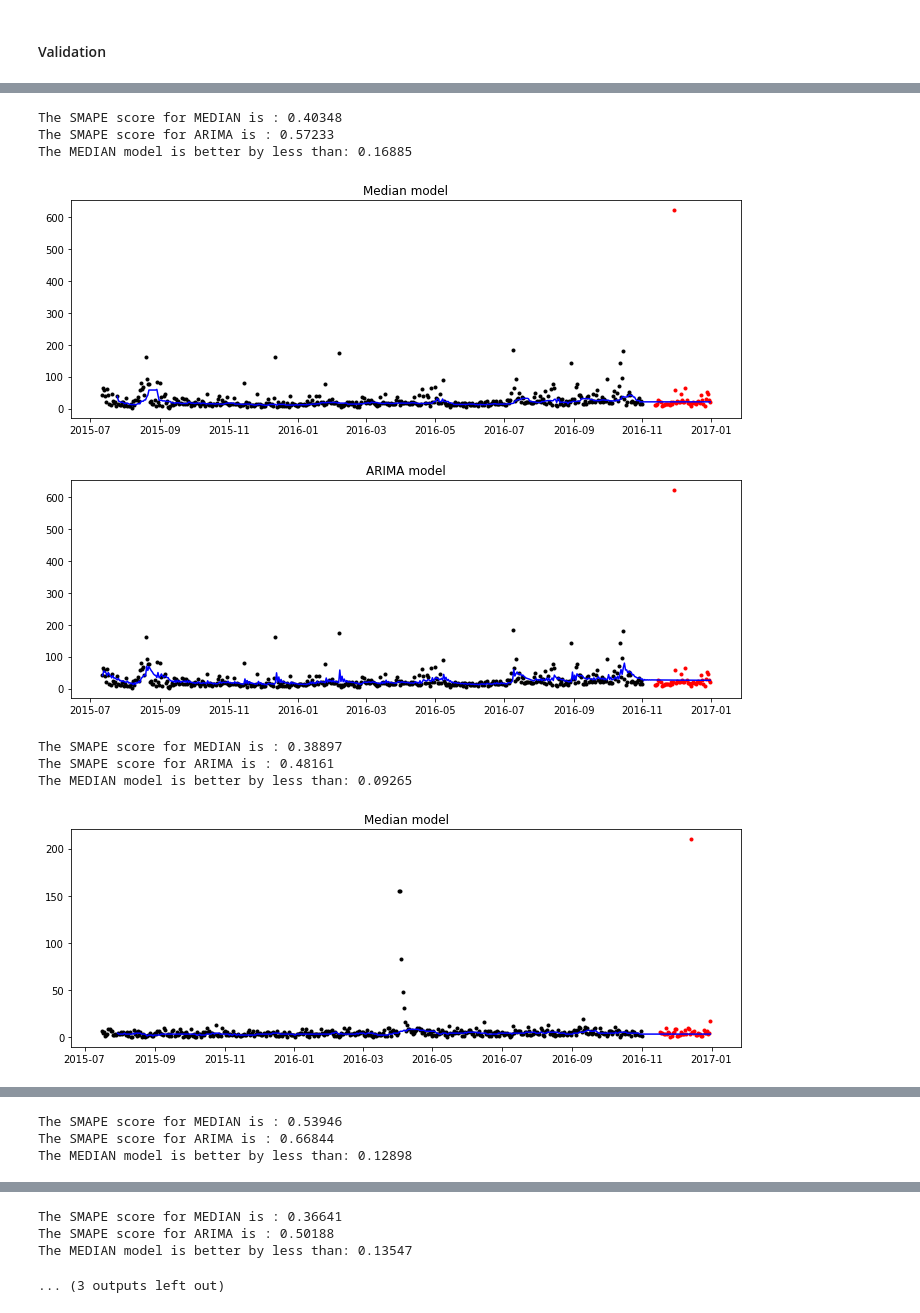
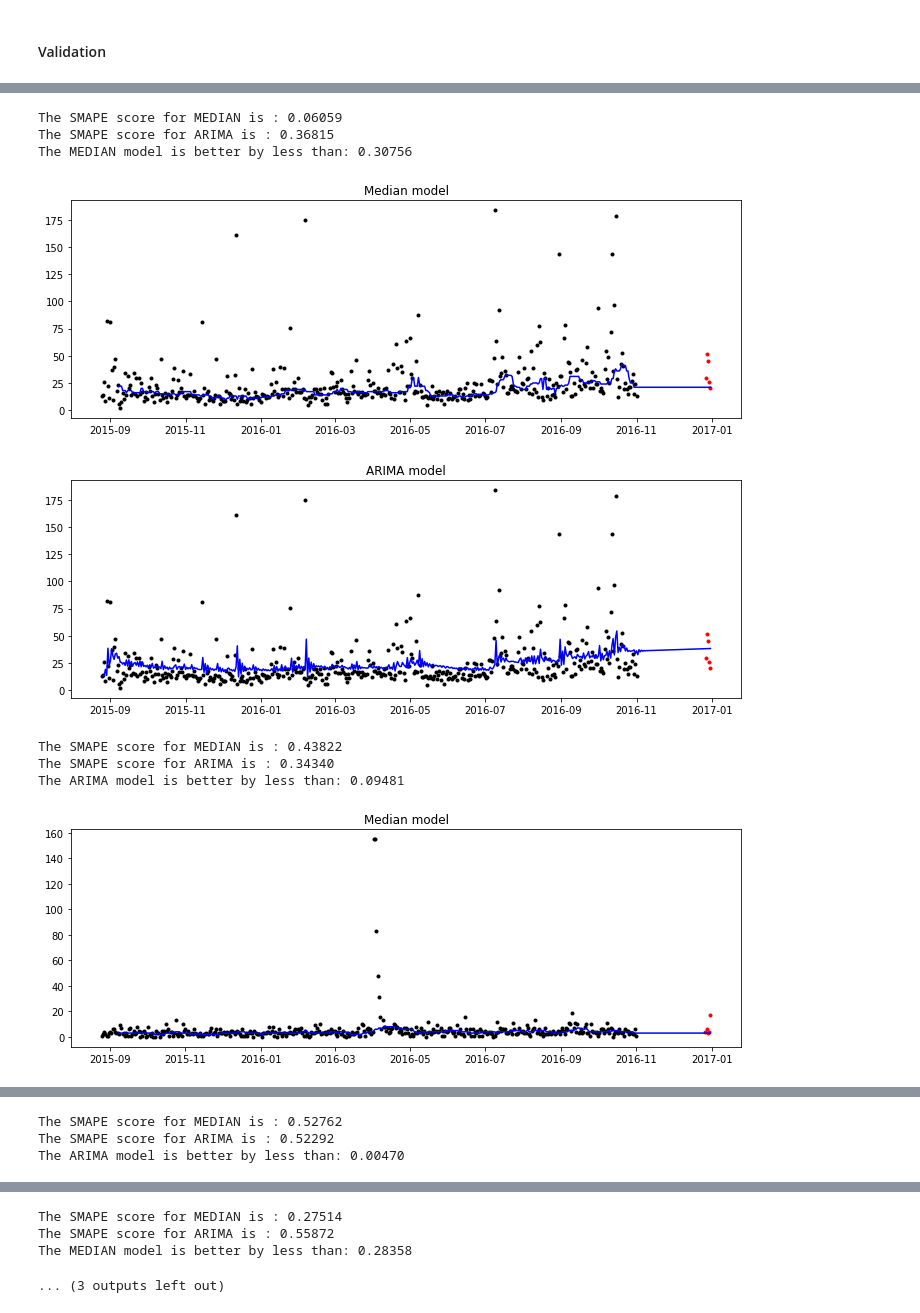
Before and after one commit to valentinaechavarria/project_web-traffic-forecasting, a Jupyter notebook: 01 - entrega final completo.ipynb, the cells around one changed output, grey strips where cells are left out. Drawn from its saved outputs; the diff is of its cells as text; code cells hidden in the pictures.

```diff
--- a/01 - entrega final completo.ipynb
+++ b/01 - entrega final completo.ipynb
@@ -497,8 +502,8 @@ def get_better_smape(median_model_score, arima_model_score):
   else:
     print("Both results match")
 # %%
-test1_df_train = series_sample_extractor(X_train, 0, 10)
-test1_df_actual = series_sample_extractor(y_train, 0, 10)
+test1_df_train = series_sample_extractor(X_train, 0, 60)
+test1_df_actual = series_sample_extractor(y_train, 0, 60)
 
 score_median = median_model(test1_df_train.copy(), test1_df_actual.copy(), 15, review=True)
 score_arima = arima_model(test1_df_train.copy(), test1_df_actual.copy(), 2, 1, 2, review=True)
@@ -508,8 +513,8 @@ print("The SMAPE score for MEDIAN is : %.5f" % score_median)
 print("The SMAPE score for ARIMA is : %.5f" % score_arima)
 get_better_smape(score_median, score_arima)
 
-test2_df_train = series_sample_extractor(X_train, 1, 15)
-test2_df_actual = series_sample_extractor(y_train, 1, 15)
+test2_df_train = series_sample_extractor(X_train, 1, 60)
+test2_df_actual = series_sample_extractor(y_train, 1, 60)
 
 score_median = median_model(test2_df_train.copy(), test2_df_actual.copy(), 15, review=True)
 score_arima = arima_model(test2_df_train.copy(), test2_df_actual.copy(), 2, 1, 2, review=True)
@@ -519,8 +524,8 @@ print("The SMAPE score for MEDIAN is : %.5f" % score_median)
 print("The SMAPE score for ARIMA is : %.5f" % score_arima)
 get_better_smape(score_median, score_arima)
 
-test3_df_train = series_sample_extractor(X_train, 2, 20)
-test3_df_actual = series_sample_extractor(y_train, 2, 20)
+test3_df_train = series_sample_extractor(X_train, 2, 60)
+test3_df_actual = series_sample_extractor(y_train, 2, 60)
 
 score_median = median_model(test3_df_train.copy(), test3_df_actual.copy(), 15, review=True)
 score_arima = arima_model(test3_df_train.copy(), test3_df_actual.copy(), 2, 1, 2, review=True)
@@ -530,8 +535,8 @@ print("The SMAPE score for MEDIAN is : %.5f" % score_median)
 print("The SMAPE score for ARIMA is : %.5f" % score_arima)
 get_better_smape(score_median, score_arima)
 
-test4_df_train = series_sample_extractor(X_train, 3, 30)
-test4_df_actual = series_sample_extractor(y_train, 3, 30)
+test4_df_train = series_sample_extractor(X_train, 3, 60)
+test4_df_actual = series_sample_extractor(y_train, 3, 60)
 
 score_median = median_model(test4_df_train.copy(), test4_df_actual.copy(), 15, review=True)
 score_arima = arima_model(test4_df_train.copy(), test4_df_actual.copy(), 2, 1, 2, review=True)
@@ -541,8 +546,8 @@ print("The SMAPE score for MEDIAN is : %.5f" % score_median)
 print("The SMAPE score for ARIMA is : %.5f" % score_arima)
 get_better_smape(score_median, score_arima)
 
-test5_df_train = series_sample_extractor(X_train, 4, 40)
-test5_df_actual = series_sample_extractor(y_train, 4, 40)
+test5_df_train = series_sample_extractor(X_train, 4, 60)
+test5_df_actual = series_sample_extractor(y_train, 4, 60)
 
 score_median = median_model(test5_df_train.copy(), test5_df_actual.copy(), 15, review=True)
 score_arima = arima_model(test5_df_train.copy(), test5_df_actual.copy(), 2, 1, 2, review=True)
@@ -557,9 +562,9 @@ get_better_smape(score_median, score_arima)
-The SMAPE score for MEDIAN is : 0.40348
-The SMAPE score for ARIMA is : 0.57233
-The MEDIAN model is better by less than: 0.16885
+The SMAPE score for MEDIAN is : 0.06059
+The SMAPE score for ARIMA is : 0.36815
+The MEDIAN model is better by less than: 0.30756
-[figure, old version]
+[figure, new version]
-[figure, old version]
+[figure, new version]
-The SMAPE score for MEDIAN is : 0.38897
-The SMAPE score for ARIMA is : 0.48161
-The MEDIAN model is better by less than: 0.09265
+The SMAPE score for MEDIAN is : 0.43822
+The SMAPE score for ARIMA is : 0.34340
+The ARIMA model is better by less than: 0.09481
-[figure, old version]
+[figure, new version]
@@ -567,3 +572,3 @@ The MEDIAN model is better by less than: 0.09265
-The SMAPE score for MEDIAN is : 0.53946
-The SMAPE score for ARIMA is : 0.66844
-The MEDIAN model is better by less than: 0.12898
+The SMAPE score for MEDIAN is : 0.52762
+The SMAPE score for ARIMA is : 0.52292
+The ARIMA model is better by less than: 0.00470
@@ -572,4 +577,4 @@ The MEDIAN model is better by less than: 0.12898
-The SMAPE score for MEDIAN is : 0.36641
-The SMAPE score for ARIMA is : 0.50188
-The MEDIAN model is better by less than: 0.13547
+The SMAPE score for MEDIAN is : 0.27514
+The SMAPE score for ARIMA is : 0.55872
+The MEDIAN model is better by less than: 0.28358
 ... (3 outputs left out)
```
Also changed, not shown: parts of 14 cells of this notebook.
